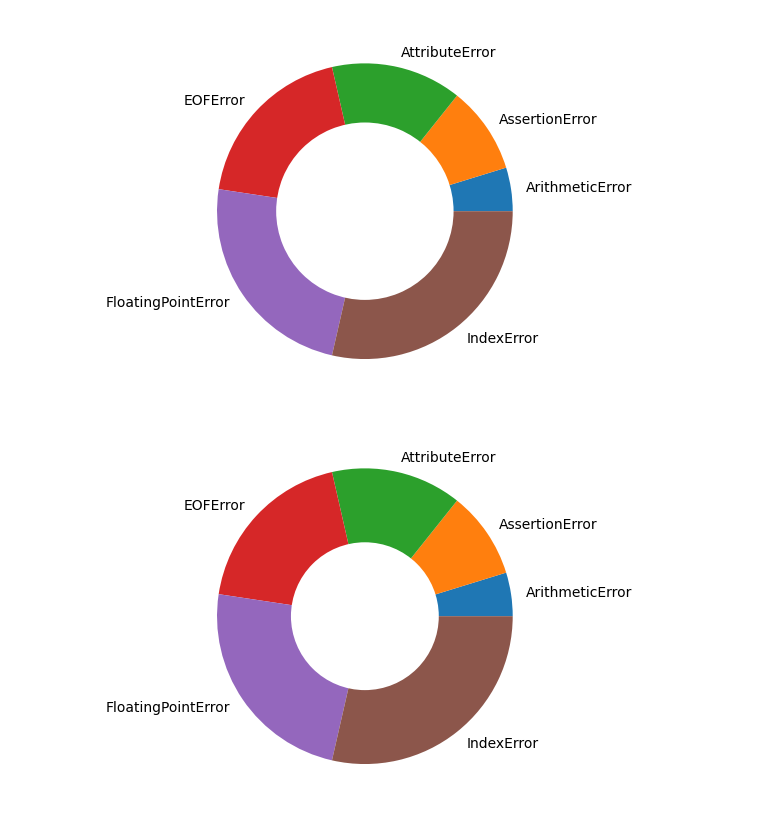
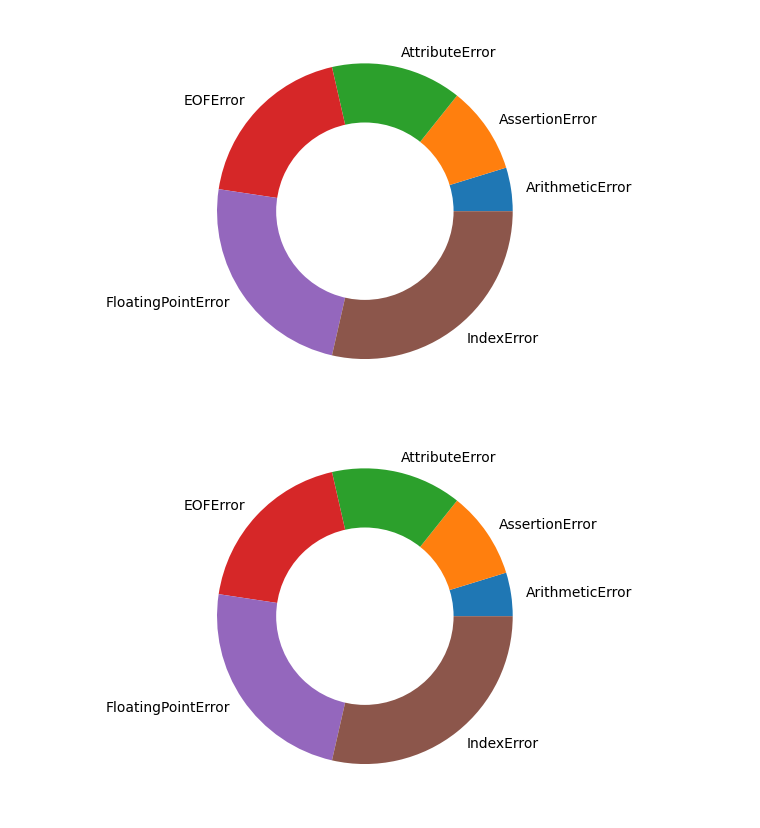
Before and after one commit to rajan-dhinoja/python_libraries, a Jupyter notebook: Matplotlib_Tutorial.ipynb, the cells around one changed output. Drawn from its saved outputs; the diff is of its cells as text; code cells hidden in the pictures.

```diff
--- a/Matplotlib_Tutorial.ipynb
+++ b/Matplotlib_Tutorial.ipynb
@@ -185,14 +185,14 @@ plt.show()
 # %%
 #Nested Pie Chart {Another way}
 
 x= [10, 20, 30, 40, 50, 60]
 x1 = [60, 50, 40, 30, 20, 10]
 y = ["ArithmeticError", "AssertionError", "AttributeError", "EOFError", "FloatingPointError", "IndexError"]
 
 plt.pie(x, labels=y, radius=1)
-cr = plt.Circle(xy=(0, 0), radius=0.5, facecolor="w")
+cr = plt.Circle(xy=(0, 0), radius=0.6, facecolor="w")
 plt.gca().add_artist(cr)
 
 plt.show()
 # %% [output]
-[figure, old version]
+[figure, new version]
```
Also changed, not shown: parts of 3 cells of this notebook.
